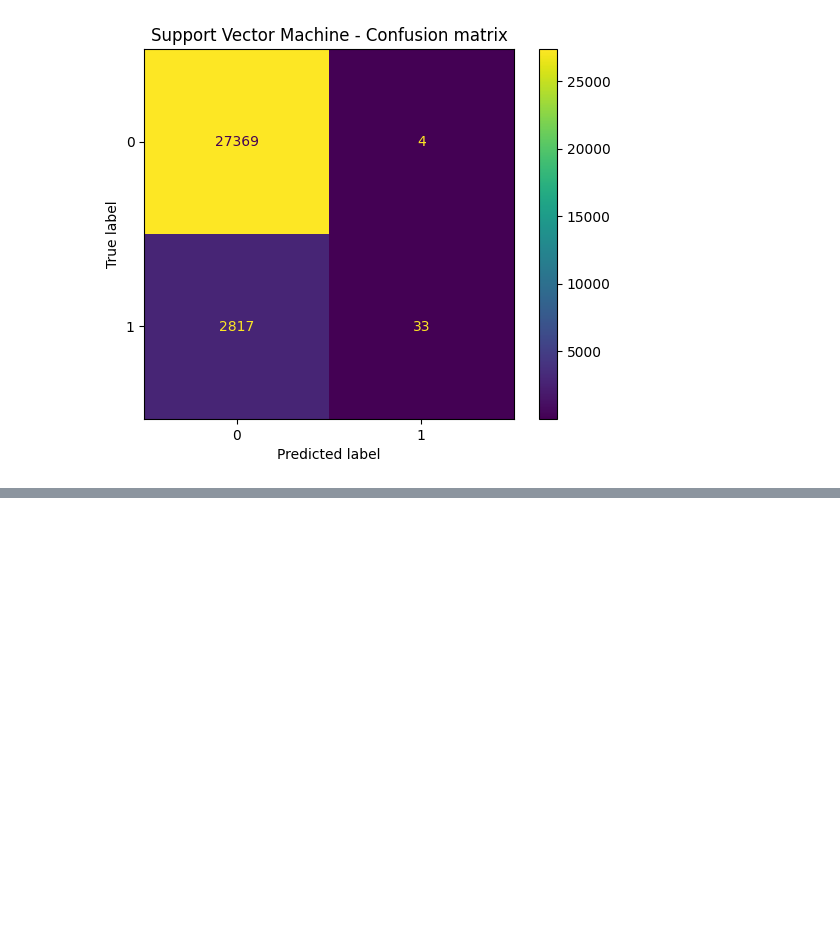
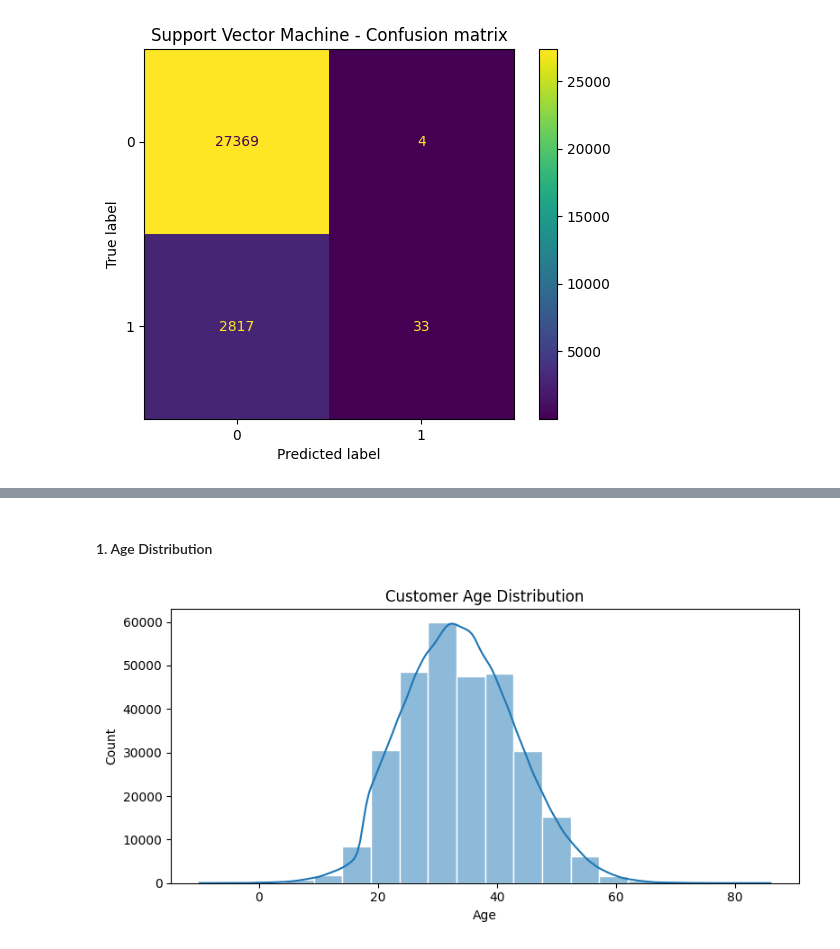
Before and after one commit to joaopcastro710/Proj_AI, a Jupyter notebook: Project 2/Proj2.ipynb, the cells around one changed output, grey strips where cells are left out. Drawn from its saved outputs; the diff is of its cells as text; code cells hidden in the pictures; blank space fills up the shorter version.

```diff
--- a/Project 2/Proj2.ipynb
+++ b/Project 2/Proj2.ipynb
@@ -192,0 +201,12 @@ weighted avg       0.91      0.91      0.86     30223
+# %% [markdown]
+#### 1. Age Distribution
+# %%
+plt.figure(figsize=(8,4))
+sns.histplot(df['Customer.Age'], bins=20, kde=True, edgecolor='white')
+plt.title("Customer Age Distribution")
+plt.xlabel("Age")
+plt.ylabel("Count")
+plt.tight_layout()
+plt.show()
+# %% [output]
+[figure, added]
```
Also changed, not shown: parts of 17 cells of this notebook.
